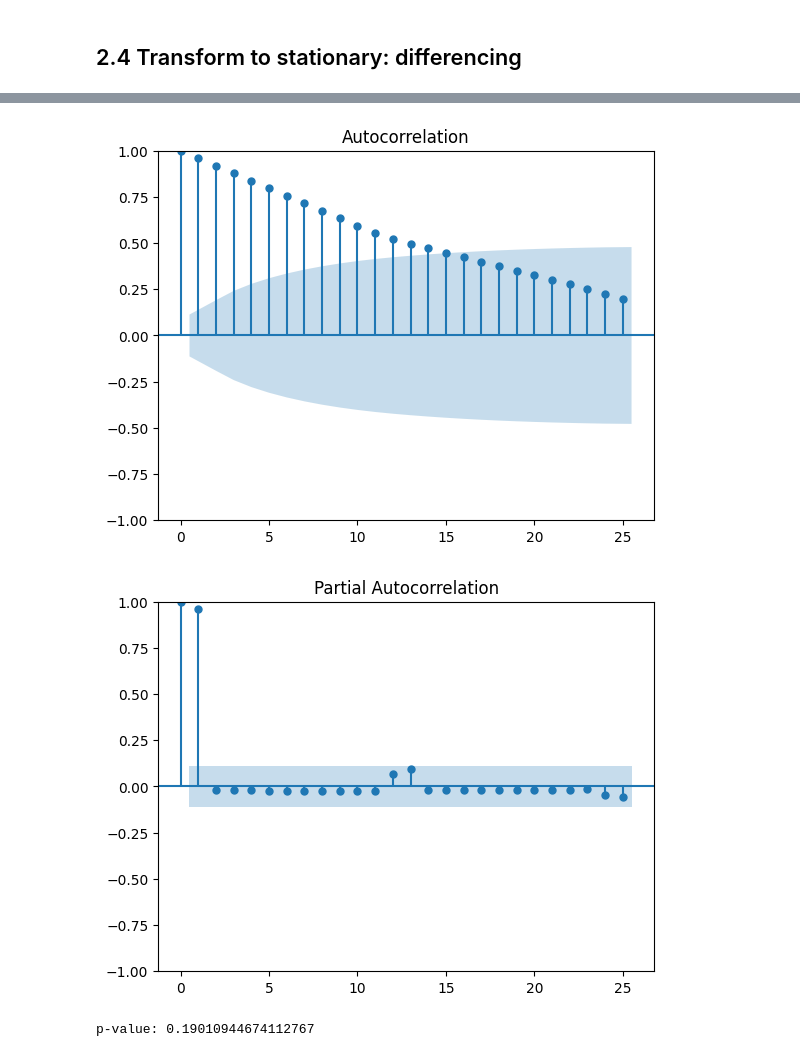
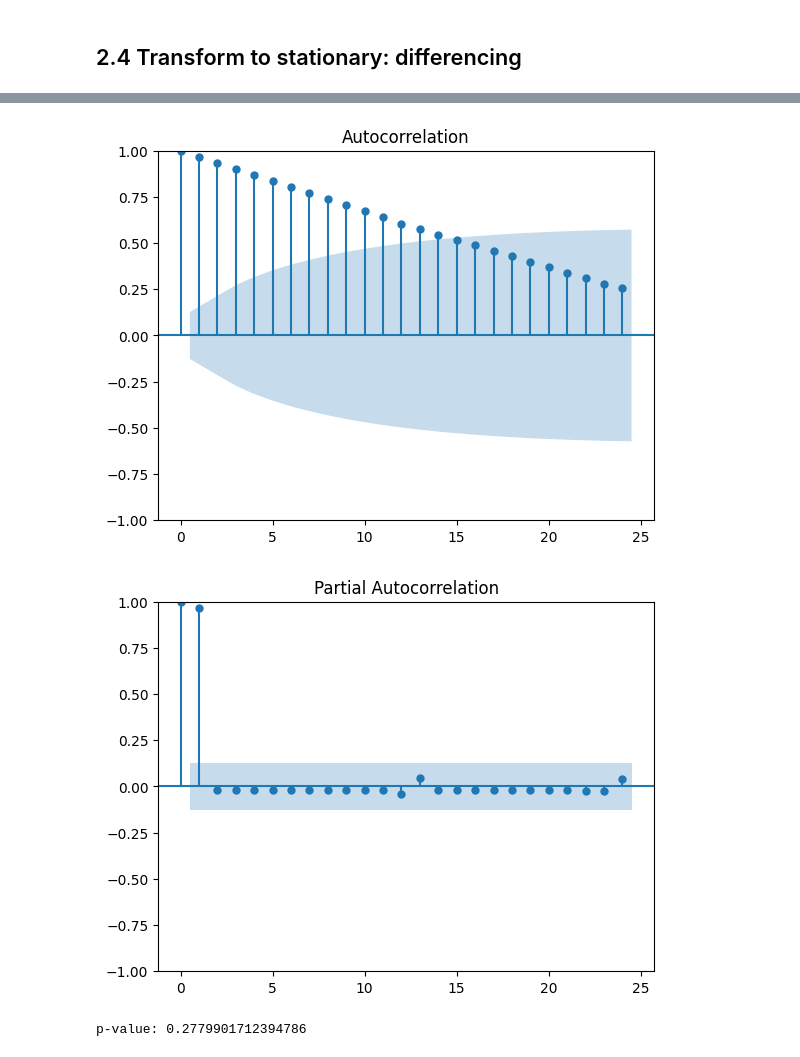
Before and after one commit to phatdtvdvt/Electricity-generation-predictor, a Jupyter notebook: [Part 3] Predicting_Exogenous_Variable_Using_ARIMA_SARIMA.ipynb, the cells around one changed output, grey strips where cells are left out. Saved outputs shown, nothing was run; the diff lists cells and outputs as text; code cells hidden in the pictures.

Commit message:
Update Part 3, add population model

```diff
--- a/[Part 3] Predicting_Exogenous_Variable_Using_ARIMA_SARIMA.ipynb
+++ b/[Part 3] Predicting_Exogenous_Variable_Using_ARIMA_SARIMA.ipynb
@@ -14,9 +14,9 @@ from statsmodels.tsa.arima.model import ARIMA
 import matplotlib.pyplot as plt
 from statsmodels.tsa.stattools import adfuller
 # %%
-path_electricity_generation = r"D:\Code\BachKhoa\Khoa Hoc Du Lieu\eletricity-generation-predictor\CLEAN_DATA\Electricity_Generation_Processed.csv"
-path_population = r"D:\Code\BachKhoa\Khoa Hoc Du Lieu\eletricity-generation-predictor\CLEAN_DATA\population_monthly.csv"
-path_sunshine = r"D:\Code\BachKhoa\Khoa Hoc Du Lieu\eletricity-generation-predictor\CLEAN_DATA\sunshine_monthly.csv"
-path_humidity = r"D:\Code\BachKhoa\Khoa Hoc Du Lieu\eletricity-generation-predictor\CLEAN_DATA\vietnam-humidity-handled-data.csv"
-path_rainfall = r"D:\Code\BachKhoa\Khoa Hoc Du Lieu\eletricity-generation-predictor\CLEAN_DATA\vietnam-rainfall-handled-data.csv"
-path_temperature = r"D:\Code\BachKhoa\Khoa Hoc Du Lieu\eletricity-generation-predictor\CLEAN_DATA\vietnam-temperature-handled-data.csv"
+path_electricity_generation_train = r"D:\Code\BachKhoa\Khoa Hoc Du Lieu\eletricity-generation-predictor\TRAIN_DATA\Electricity_Generation_Processed.csv"
+path_population_train = r"D:\Code\BachKhoa\Khoa Hoc Du Lieu\eletricity-generation-predictor\TRAIN_DATA\population_monthly.csv"
+path_sunshine_train = r"D:\Code\BachKhoa\Khoa Hoc Du Lieu\eletricity-generation-predictor\TRAIN_DATA\sunshine_monthly.csv"
+path_humidity_train = r"D:\Code\BachKhoa\Khoa Hoc Du Lieu\eletricity-generation-predictor\TRAIN_DATA\vietnam-humidity-handled-data.csv"
+path_rainfall_train = r"D:\Code\BachKhoa\Khoa Hoc Du Lieu\eletricity-generation-predictor\TRAIN_DATA\vietnam-rainfall-handled-data.csv"
+path_temperature_train = r"D:\Code\BachKhoa\Khoa Hoc Du Lieu\eletricity-generation-predictor\TRAIN_DATA\vietnam-temperature-handled-data.csv"
@@ -23,7 +30,7 @@ path_temperature = r"D:\Code\BachKhoa\Khoa Hoc Du Lieu\eletricity-generation-pre
 # %%
-electricity_df = pd.read_csv(path_electricity_generation)
-population_df = pd.read_csv(path_population)
-sunshine_df = pd.read_csv(path_sunshine)
-humidity_df = pd.read_csv(path_humidity)
-rainfall_df = pd.read_csv(path_rainfall)
-temperature_df = pd.read_csv(path_temperature)
+electricity_df_train = pd.read_csv(path_electricity_generation_train)
+population_df_train = pd.read_csv(path_population_train)
+sunshine_df_train = pd.read_csv(path_sunshine_train)
+humidity_df_train = pd.read_csv(path_humidity_train)
+rainfall_df_train = pd.read_csv(path_rainfall_train)
+temperature_df_train = pd.read_csv(path_temperature_train)
@@ -81,9 +93,9 @@ from statsmodels.graphics.tsaplots import plot_acf, plot_pacf
 
 # Assuming 'population_df' is your DataFrame
 # Select the 'Population' column
-population_series = population_df['Population']
+population_series_train = population_df_train['Population']
 
 # Plot ACF and PACF
-acf_original = plot_acf(population_series)
-pacf_original = plot_pacf(population_series)
+acf_original = plot_acf(population_series_train)
+pacf_original = plot_pacf(population_series_train)
 # %% [output]
@@ -100,7 +112,7 @@ p-value: 0.9785458145225674
 # %% [markdown]
 ## 2.4 Transform to stationary: differencing
 # %%
-df_train_diff1 = population_df['Population'].diff().dropna()
+df_train_diff1 = population_series_train.diff().dropna()
 df_train_diff1.plot()
 # %% [output]
 <Axes: >
@@ -108,15 +120,14 @@ df_train_diff1.plot()
 # %%
-acf_diff = plot_acf(df_train_diff1)
-
-pacf_diff = plot_pacf(df_train_diff1)
+acf_diff1 = plot_acf(df_train_diff1)
+pacf_diff1 = plot_pacf(df_train_diff1)
 # %% [output]
-[figure, old version]
+[figure, new version]
-[figure, old version]
+[figure, new version]
 # %%
-adf_test = adfuller(df_train_diff1)
-print(f'p-value: {adf_test[1]}')
+adf_test1 = adfuller(df_train_diff1)
+print(f'p-value: {adf_test1[1]}')
 # %% [output]
-p-value: 0.19010944674112767
+p-value: 0.2779901712394786
 # %%
 # Calculate the second differenced series
 df_train_diff2 = df_train_diff1.diff().dropna()
```
Also changed, not shown: parts of 27 cells of this notebook, 2 other files.
